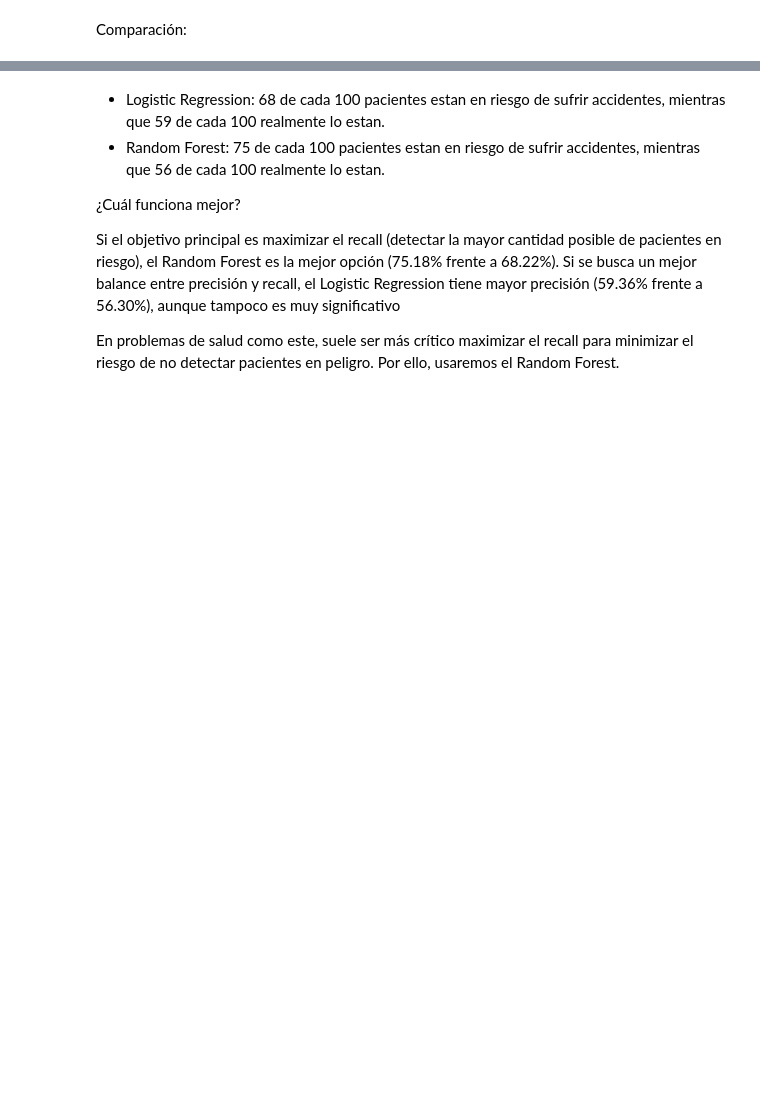
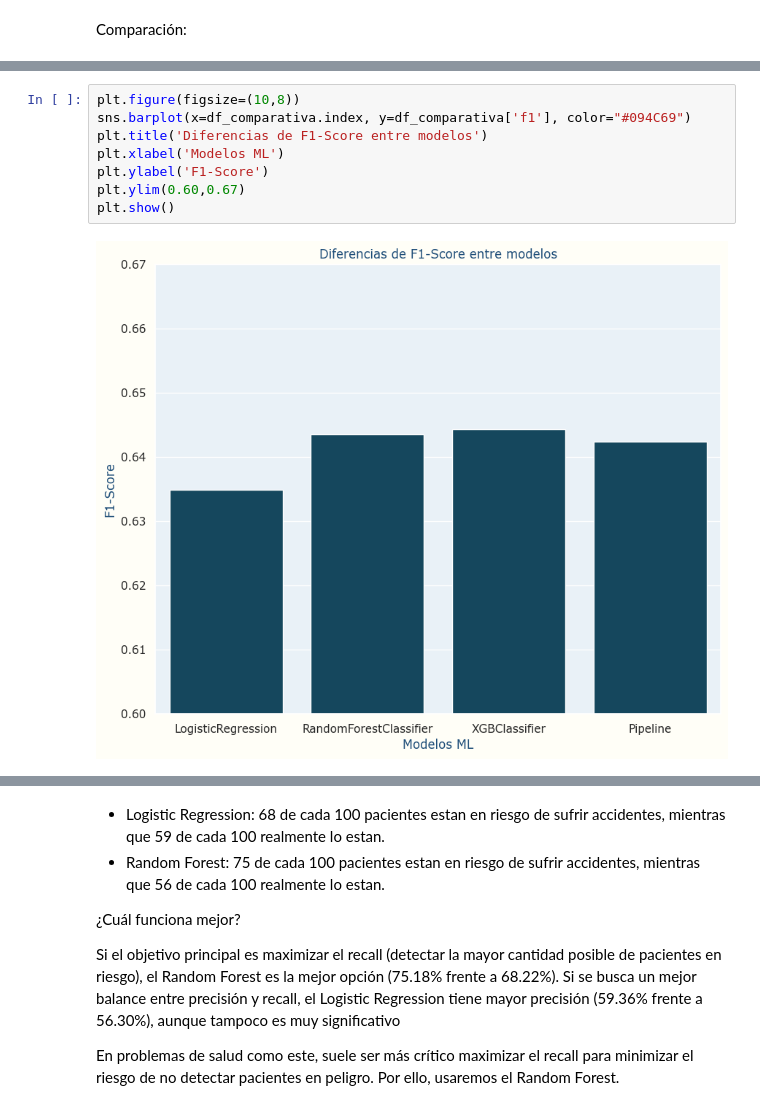
Before and after one commit to manuelfranceschi/ML_StrokePrediction, a Jupyter notebook: notebooks/03_Train_Evaluation.ipynb, the cells around one changed output, grey strips where cells are left out. Drawn from its saved outputs; the diff is of its cells as text; blank space fills up the shorter version.

```diff
--- a/notebooks/03_Train_Evaluation.ipynb
+++ b/notebooks/03_Train_Evaluation.ipynb
@@ -591,0 +514,10 @@ df_comparativa
+# %%
+plt.figure(figsize=(10,8))
+sns.barplot(x=df_comparativa.index, y=df_comparativa['f1'], color="#094C69")
+plt.title('Diferencias de F1-Score entre modelos')
+plt.xlabel('Modelos ML')
+plt.ylabel('F1-Score')
+plt.ylim(0.60,0.67)
+plt.show()
+# %% [output]
+[figure, added]
```
Also changed, not shown: parts of 52 cells of this notebook, 9 other files.
